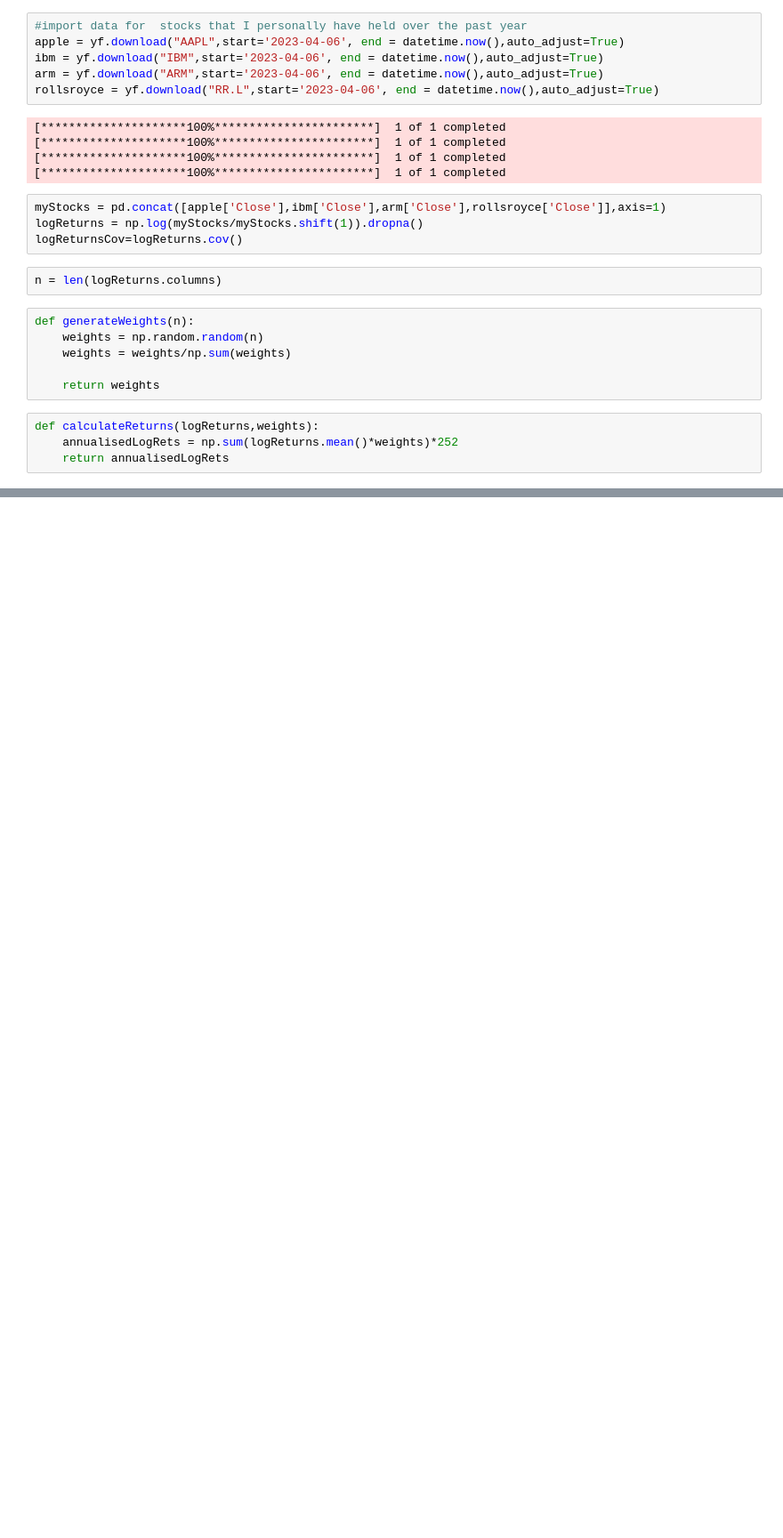
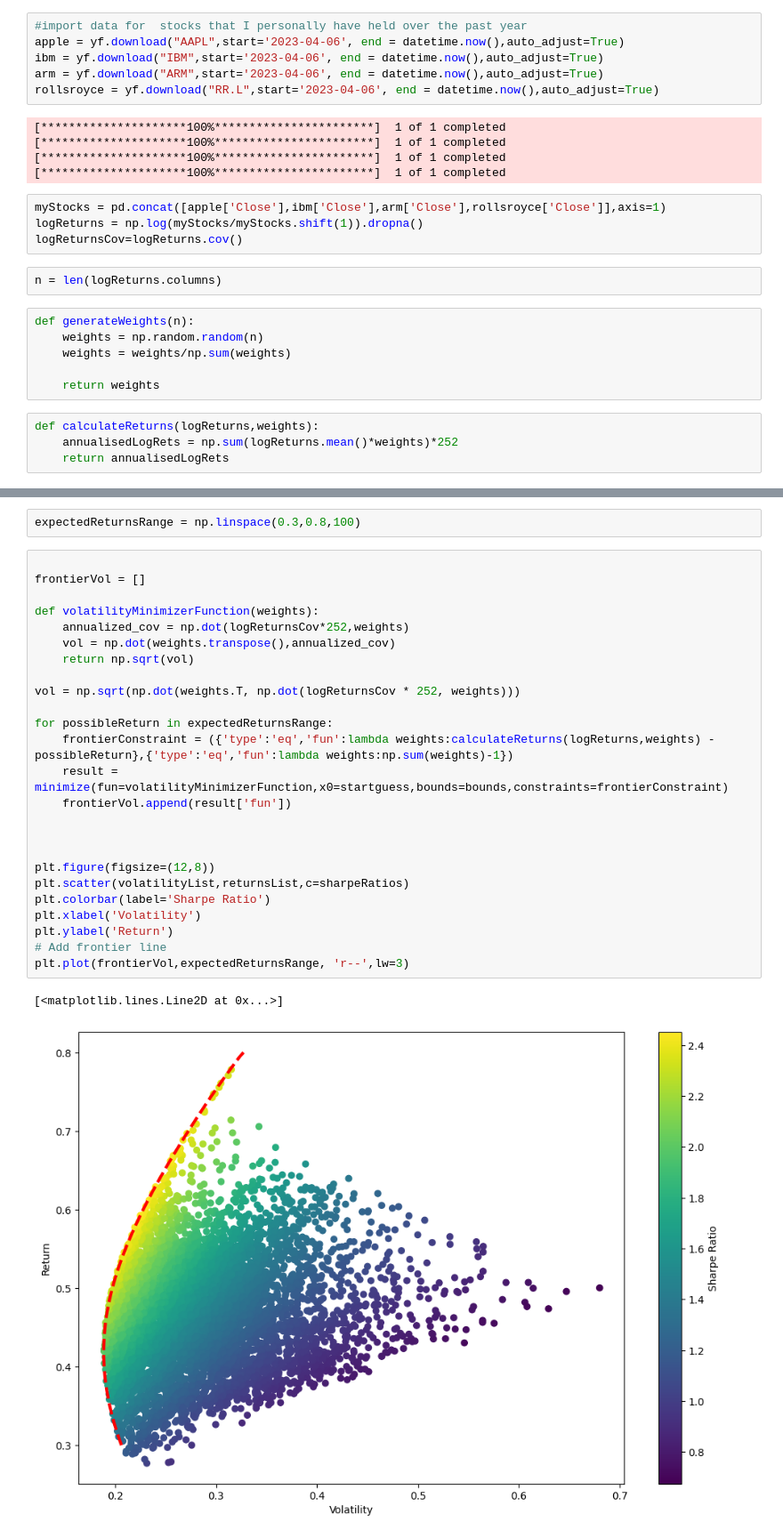
Before and after one commit to ArchieMacdonald/Python-For-Finance-and-Algorithmic-Trading, a Jupyter notebook: MonteCarloWeightings.ipynb, the cells around one changed output, grey strips where cells are left out. Shown at 89% size. Cells and saved outputs as stored; diff of their text form; blank space fills up the shorter version.

Commit message:
Efficient Frontier Added

```diff
--- a/MonteCarloWeightings.ipynb
+++ b/MonteCarloWeightings.ipynb
@@ -77,0 +79,30 @@ minimize(fun=functionToMinimize,x0=startguess,bounds=bounds,constraints=sum_cons
+# %%
+expectedReturnsRange = np.linspace(0.3,0.8,100)
+# %%
+
+frontierVol = []
+
+def volatilityMinimizerFunction(weights):
+    annualized_cov = np.dot(logReturnsCov*252,weights)
+    vol = np.dot(weights.transpose(),annualized_cov)
+    return np.sqrt(vol)
+
+vol = np.sqrt(np.dot(weights.T, np.dot(logReturnsCov * 252, weights)))
+
+for possibleReturn in expectedReturnsRange:
+    frontierConstraint = ({'type':'eq','fun':lambda weights:calculateReturns(logReturns,weights) - possibleReturn},{'type':'eq','fun':lambda weights:np.sum(weights)-1})
+    result = minimize(fun=volatilityMinimizerFunction,x0=startguess,bounds=bounds,constraints=frontierConstraint)
+    frontierVol.append(result['fun'])
+
+
+
+plt.figure(figsize=(12,8))
+plt.scatter(volatilityList,returnsList,c=sharpeRatios)
+plt.colorbar(label='Sharpe Ratio')
+plt.xlabel('Volatility')
+plt.ylabel('Return')
+# Add frontier line
+plt.plot(frontierVol,expectedReturnsRange, 'r--',lw=3)
+# %% [output]
+[<matplotlib.lines.Line2D at 0x...>]
+[figure, added]
```
Also changed, not shown: parts of 4 cells of this notebook.
